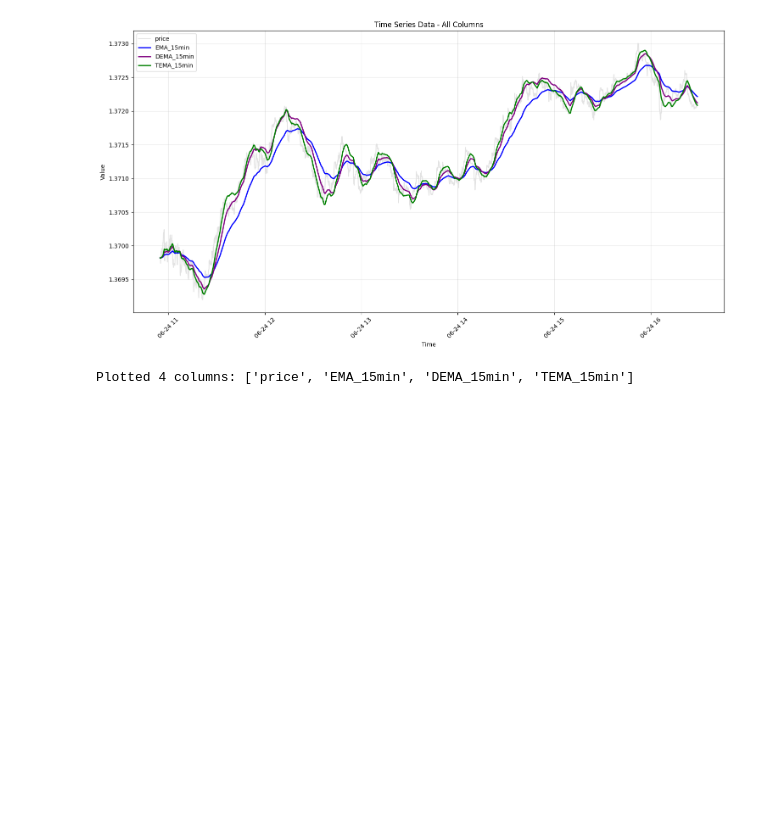
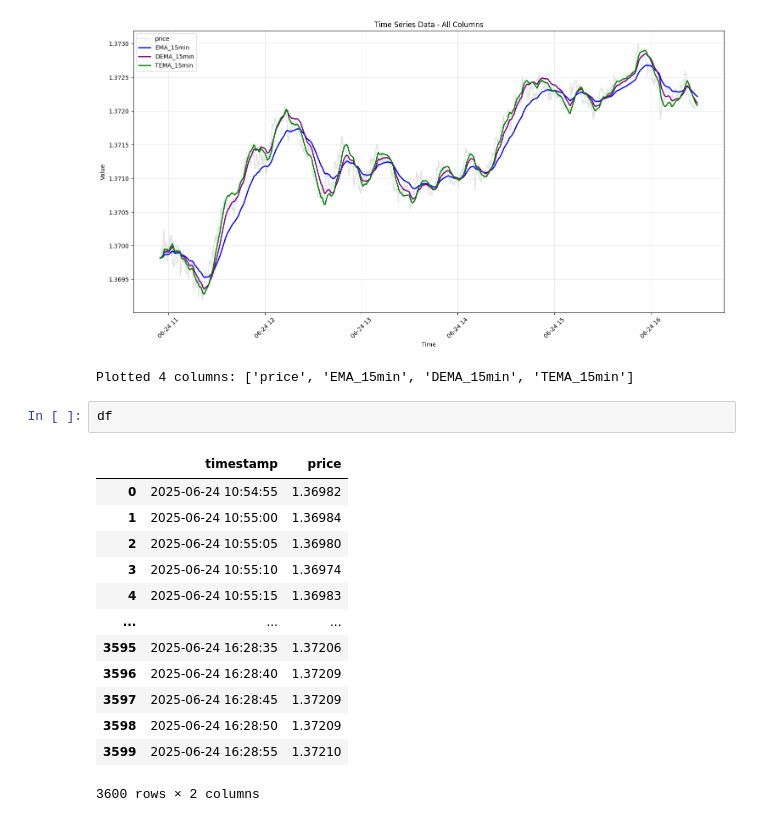
Before and after one commit to surgelove/trading_strategies_testbed, a Jupyter notebook: test1.ipynb, the cells around one changed output. Saved outputs shown, nothing was run; the diff lists cells and outputs as text; blank space fills up the shorter version.

```diff
--- a/test1.ipynb
+++ b/test1.ipynb
@@ -1149,3 +1145,19 @@ plot_time_series(new_df)
 # %% [output]
 [figure]
 Plotted 4 columns: ['price', 'EMA_15min', 'DEMA_15min', 'TEMA_15min']
+# %%
+df
+# %% [output]
+|  | timestamp | price |
+| 0 | 2025-06-24 10:54:55 | 1.36982 |
+| 1 | 2025-06-24 10:55:00 | 1.36984 |
+| 2 | 2025-06-24 10:55:05 | 1.36980 |
+| 3 | 2025-06-24 10:55:10 | 1.36974 |
+| 4 | 2025-06-24 10:55:15 | 1.36983 |
+| ... | ... | ... |
+| 3595 | 2025-06-24 16:28:35 | 1.37206 |
+| 3596 | 2025-06-24 16:28:40 | 1.37209 |
+| 3597 | 2025-06-24 16:28:45 | 1.37209 |
+| 3598 | 2025-06-24 16:28:50 | 1.37209 |
+| 3599 | 2025-06-24 16:28:55 | 1.37210 |
+3600 rows × 2 columns
```
Also changed, not shown: parts of 13 cells of this notebook, 1 other file.
